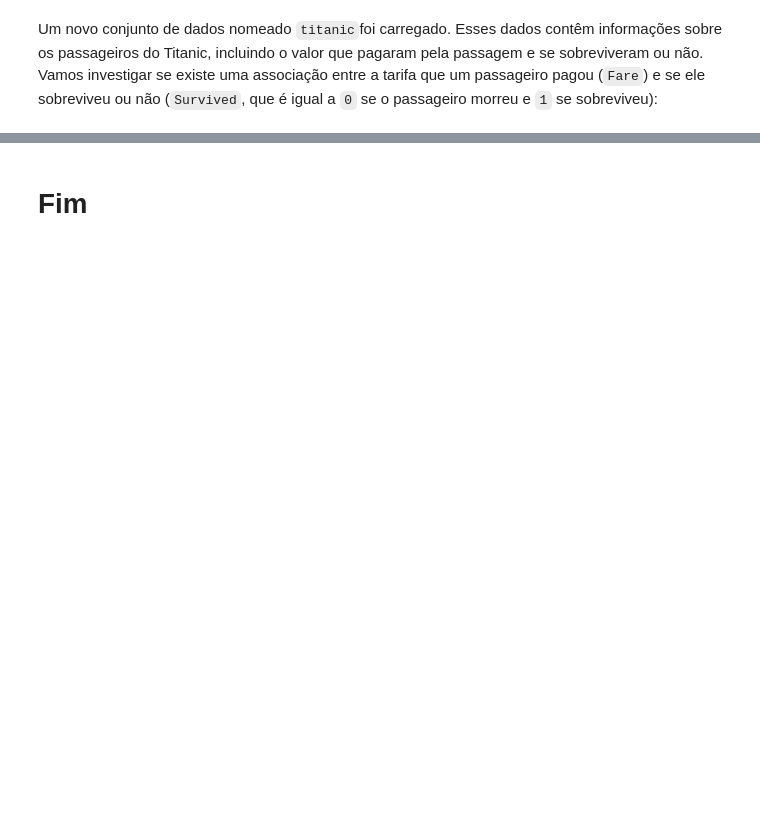
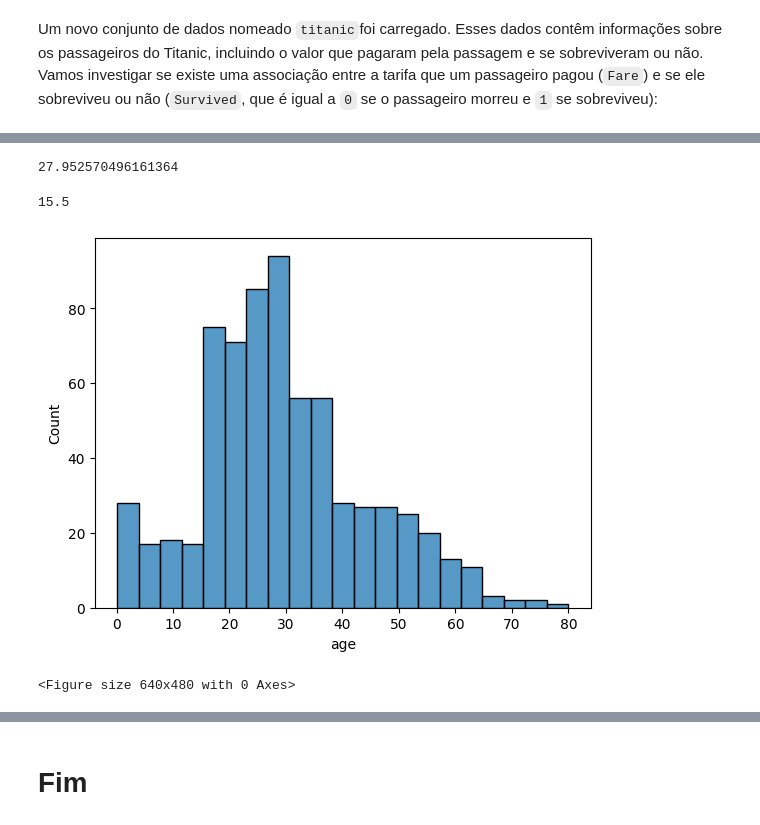
Before and after one commit to Victor-Fiamoncini/atv_ml_01, a Jupyter notebook: src/Exercícios Análise Exploratória.ipynb, the cells around one changed output, grey strips where cells are left out. Drawn from its saved outputs; the diff is of its cells as text; code cells hidden in the pictures; blank space fills up the shorter version.

Commit message:
feat: add atv part 2 items 1 - 6

```diff
--- a/src/Exercícios Análise Exploratória.ipynb
+++ b/src/Exercícios Análise Exploratória.ipynb
@@ -247,0 +259,26 @@ Um novo conjunto de dados nomeado `titanic`foi carregado. Esses dados contêm in
+# %%
+# Item 01
+tarifa_media_dos_que_sobreviveram = titanic.query('survived == 1')['fare'].mean
+tarifa_media_dos_que_morreram = titanic.query('survived == 0')['fare'].mean()
+
+diferenca_na_tarifa_media = tarifa_media_dos_que_sobreviveram - tarifa_media_dos_que_morreram
+diferenca_na_tarifa_media
+# %% [output]
+27.952570496161364
+# %%
+# Item 02
+tarifa_mediana_dos_que_sobreviveram = titanic.query('survived == 1')['fare'].median()
+tarifa_mediana_dos_que_morreram = titanic.query('survived == 0')['fare'].median()
+
+diferenca_na_tarifa_mediana = tarifa_mediana_dos_que_sobreviveram - tarifa_mediana_dos_que_morreram
+diferenca_na_tarifa_mediana
+# %% [output]
+15.5
+# %%
+# Item 03
+sns.histplot(x='age', data=titanic)
+plt.show()
+plt.clf()
+# %% [output]
+[figure, added]
+<Figure size 640x480 with 0 Axes>
```
Also changed, not shown: parts of 7 cells of this notebook.
